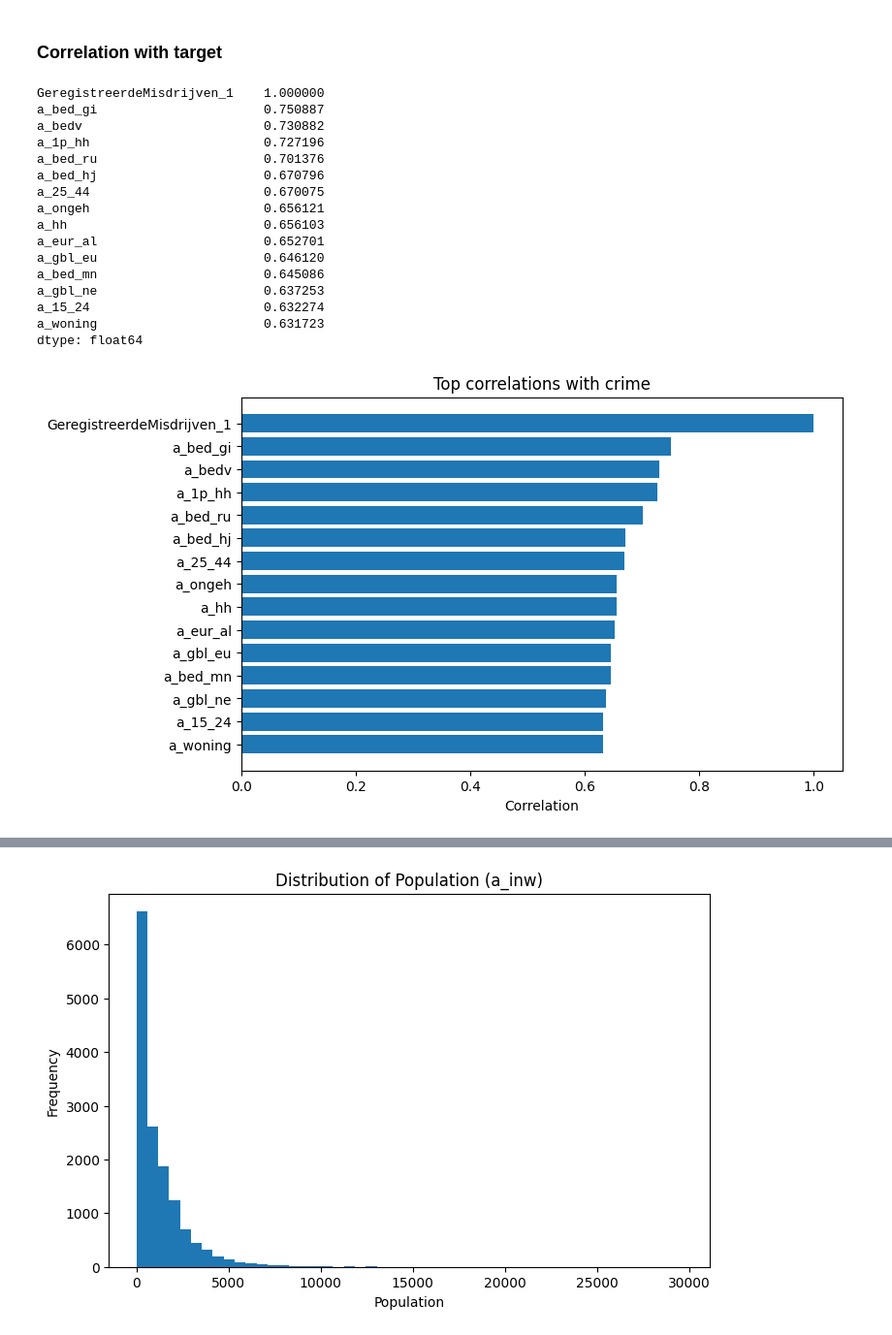
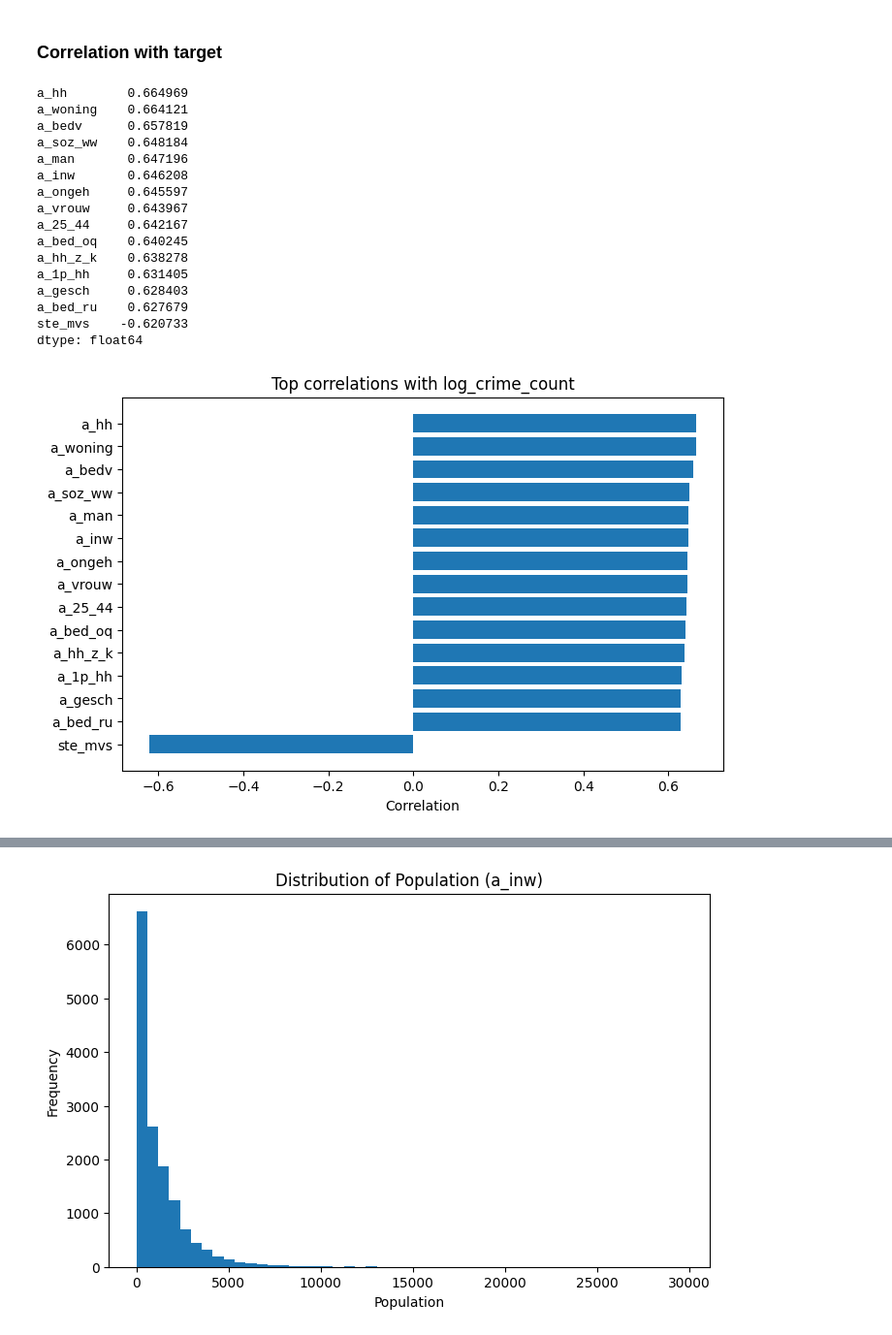
Before and after one commit to aukehilbrands/thesis, a Jupyter notebook: 3 - EDA.ipynb, the cells around one changed output, grey strips where cells are left out. Shown at 97% size. Saved outputs shown, nothing was run; the diff lists cells and outputs as text; code cells hidden in the pictures.

```diff
--- a/3 - EDA.ipynb
+++ b/3 - EDA.ipynb
@@ -73,2 +87,7 @@ plt.show()
+# %%
+# Create 'crime_count' and create log-transformed crime count column named 'log_crime_count'
+
+df["crime_count"] = pd.to_numeric(df["GeregistreerdeMisdrijven_1"], errors="coerce").astype(float)
+df["log_crime_count"] = np.log1p(np.clip(df["crime_count"], 0, None))
 # %%
 plt.figure(figsize=(7,4))
@@ -221,32 +248,33 @@ plt.show()
 # %% [markdown]
 ### Correlation with target
 # %%
-corr = df[num_cols].corrwith(df["GeregistreerdeMisdrijven_1"]).sort_values(key=lambda s: s.abs(), ascending=False)
+corr = df[num_cols].corrwith(df["log_crime_count"]).sort_values(key=lambda s: s.abs(), ascending=False)
 corr.head(15)
 # %% [output]
-GeregistreerdeMisdrijven_1    1.000000
-a_bed_gi                      0.750887
-a_bedv                        0.730882
-a_1p_hh                       0.727196
-a_bed_ru                      0.701376
-a_bed_hj                      0.670796
-a_25_44                       0.670075
-a_ongeh                       0.656121
-a_hh                          0.656103
-a_eur_al                      0.652701
-a_gbl_eu                      0.646120
-a_bed_mn                      0.645086
-a_gbl_ne                      0.637253
-a_15_24                       0.632274
-a_woning                      0.631723
+a_hh        0.664969
+a_woning    0.664121
+a_bedv      0.657819
+a_soz_ww    0.648184
+a_man       0.647196
+a_inw       0.646208
+a_ongeh     0.645597
+a_vrouw     0.643967
+a_25_44     0.642167
+a_bed_oq    0.640245
+a_hh_z_k    0.638278
+a_1p_hh     0.631405
+a_gesch     0.628403
+a_bed_ru    0.627679
+ste_mvs    -0.620733
 dtype: float64
 # %%
+# Top 15 correlations with log_crime_count
 top = corr.head(15).sort_values()
 
 plt.figure(figsize=(8,5))
 plt.barh(top.index, top.values)
-plt.title("Top correlations with crime")
+plt.title("Top correlations with log_crime_count")
 plt.xlabel("Correlation")
 plt.show()
 # %% [output]
-[figure, old version]
+[figure, new version]
```
Also changed, not shown: parts of 30 cells of this notebook, 12 other files.
